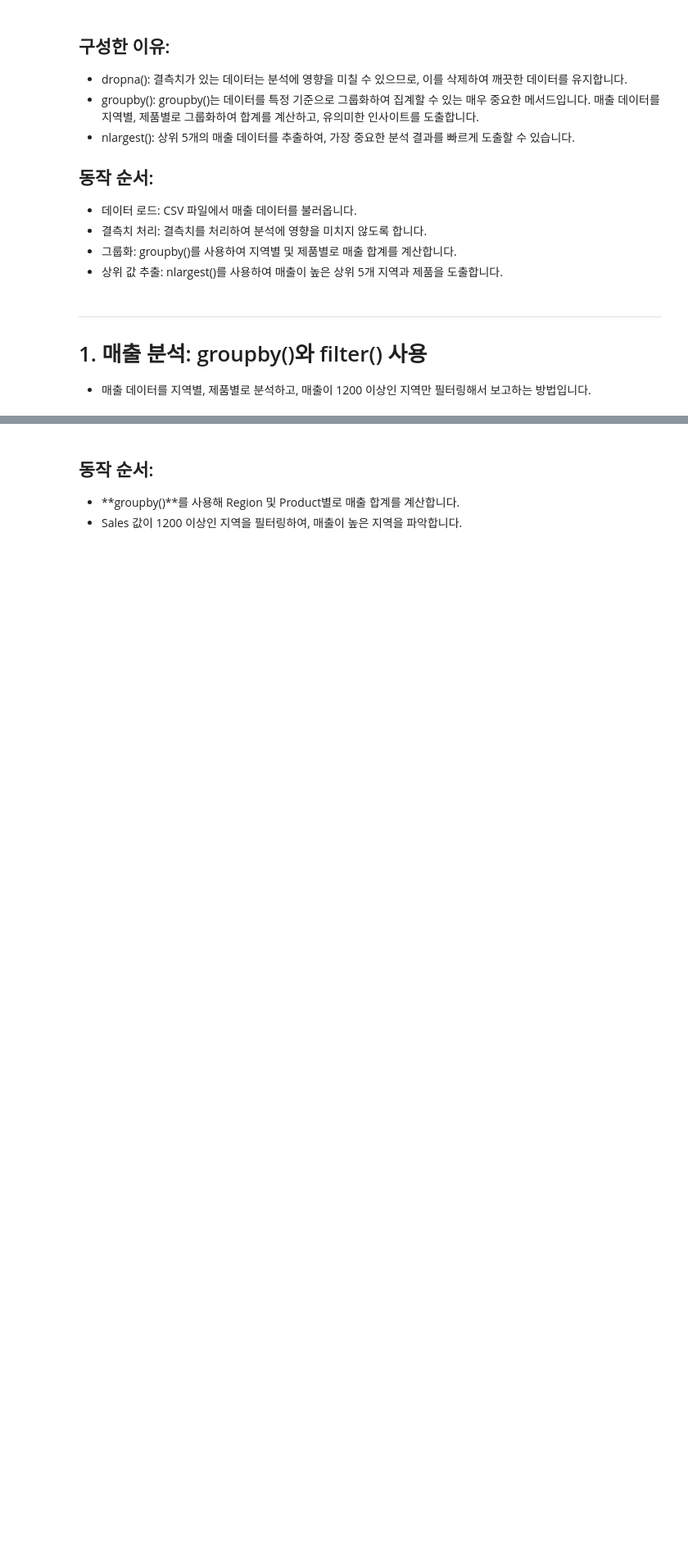
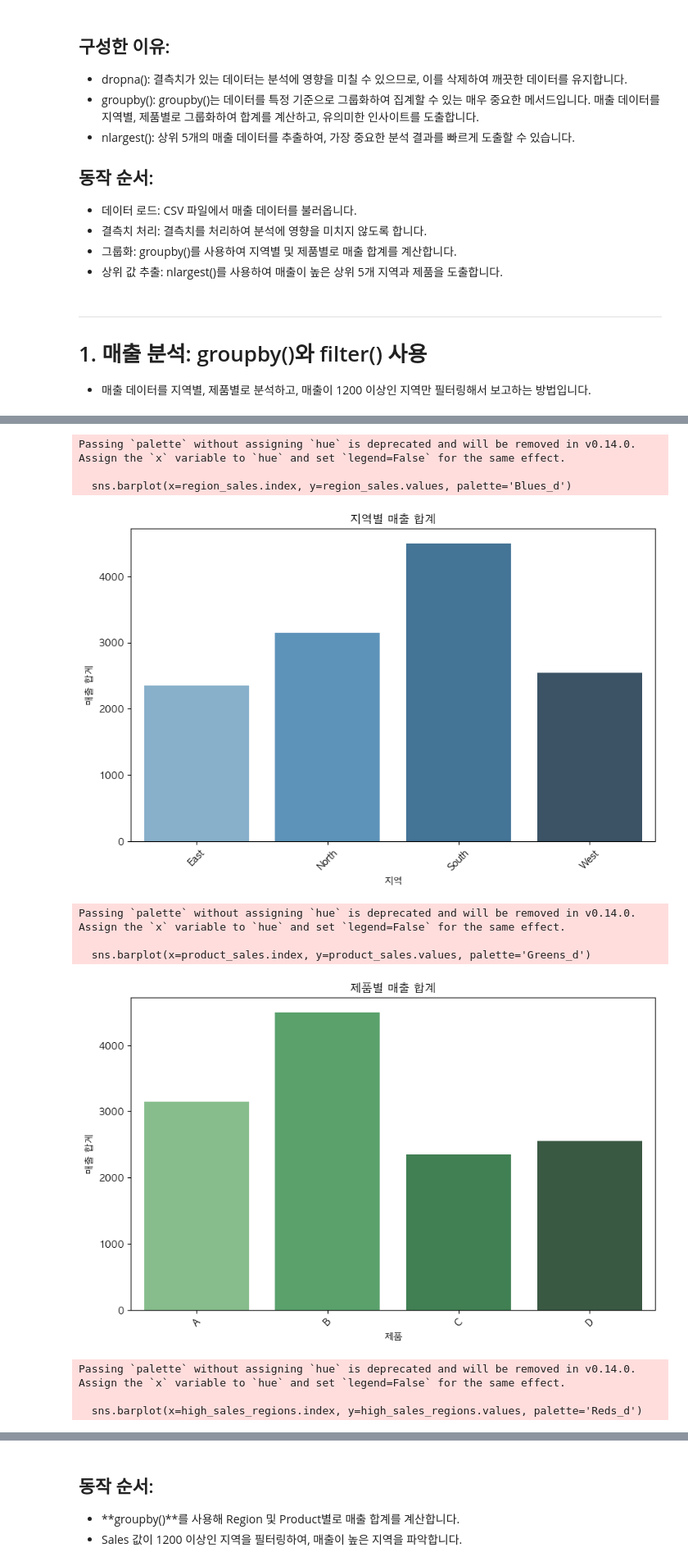
Before and after one commit to Collegenie-X/python_ex, a Jupyter notebook: Pandas/Project/매출_분석.ipynb, the cells around one changed output, grey strips where cells are left out. Shown: that part at 82% size. Drawn from its saved outputs; the diff is of its cells as text; code cells hidden in the pictures; blank space fills up the shorter version.

```diff
--- a/Pandas/Project/매출_분석.ipynb
+++ b/Pandas/Project/매출_분석.ipynb
@@ -205,0 +270,48 @@ Name: Sales, dtype: int64
+# %%
+
+
+import pandas as pd
+import seaborn as sns
+import matplotlib.pyplot as plt
+
+plt.rcParams['font.family'] = 'AppleGothic'  # macOS용
+# plt.rcParams['font.family'] = 'Malgun Gothic'  # Windows용
+
+# 1. 지역별 매출 합계 그래프
+plt.figure(figsize=(10, 6))
+sns.barplot(x=region_sales.index, y=region_sales.values, palette='Blues_d')
+plt.title('지역별 매출 합계')
+plt.xlabel('지역')
+plt.ylabel('매출 합계')
+plt.xticks(rotation=45)  # x축 레이블 회전
+plt.show()
+
+# 2. 제품별 매출 합계 그래프
+plt.figure(figsize=(10, 6))
+sns.barplot(x=product_sales.index, y=product_sales.values, palette='Greens_d')
+plt.title('제품별 매출 합계')
+plt.xlabel('제품')
+plt.ylabel('매출 합계')
+plt.xticks(rotation=45)  # x축 레이블 회전
+plt.show()
+
+# 3. 매출이 1200 이상인 지역 그래프
+plt.figure(figsize=(10, 6))
+sns.barplot(x=high_sales_regions.index, y=high_sales_regions.values, palette='Reds_d')
+plt.title('매출이 1200 이상인 지역')
+plt.xlabel('지역')
+plt.ylabel('매출 합계')
+plt.xticks(rotation=45)  # x축 레이블 회전
+plt.show()
+# %% [output]
+Passing `palette` without assigning `hue` is deprecated and will be removed in v0.14.0. Assign the `x` variable to `hue` and set `legend=False` for the same effect.
+
+  sns.barplot(x=region_sales.index, y=region_sales.values, palette='Blues_d')
+[figure, added]
+Passing `palette` without assigning `hue` is deprecated and will be removed in v0.14.0. Assign the `x` variable to `hue` and set `legend=False` for the same effect.
+
+  sns.barplot(x=product_sales.index, y=product_sales.values, palette='Greens_d')
+[figure, added]
+Passing `palette` without assigning `hue` is deprecated and will be removed in v0.14.0. Assign the `x` variable to `hue` and set `legend=False` for the same effect.
+
+  sns.barplot(x=high_sales_regions.index, y=high_sales_regions.values, palette='Reds_d')
```
Also changed, not shown: parts of 8 cells of this notebook, 3 other files.
